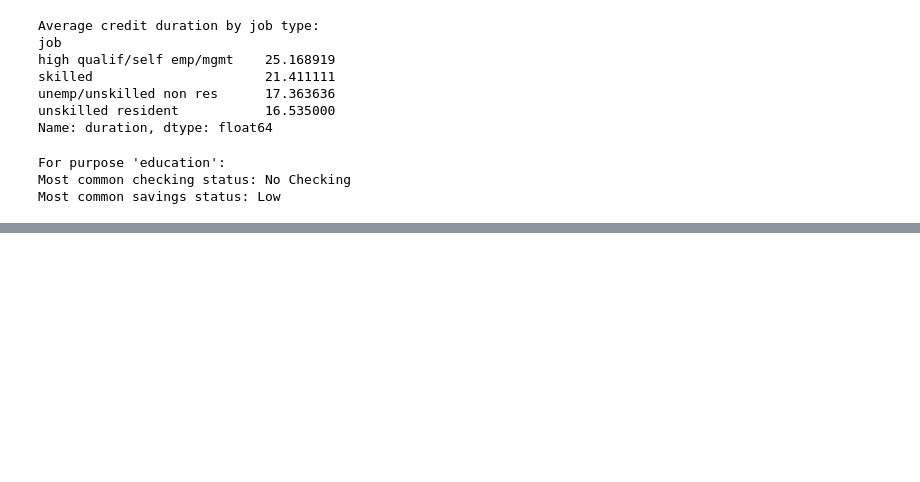
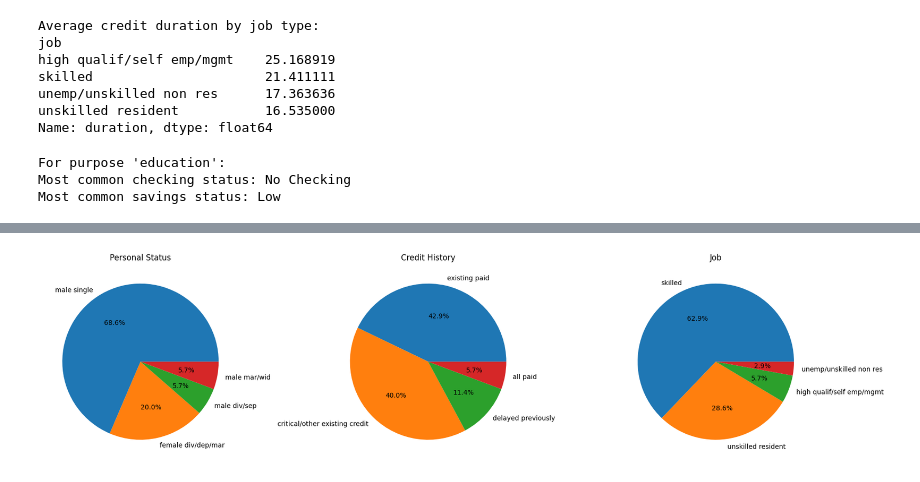
Before and after one commit to Hetp29/CS210, a Jupyter notebook: HW3/german_credit.ipynb, the cells around one changed output, grey strips where cells are left out. Saved outputs shown, nothing was run; the diff lists cells and outputs as text; code cells hidden in the pictures; blank space fills up the shorter version.

```diff
--- a/HW3/german_credit.ipynb
+++ b/HW3/german_credit.ipynb
@@ -218,0 +260,22 @@ Most common savings status: Low
+# %%
+#pie charts for people with "High" savings_status and age above 40
+filtered_df = df_cleaned[(df_cleaned['savings_status'] == 'High') & (df_cleaned['age'] > 40)]
+
+fig, (ax1, ax2, ax3) = plt.subplots(1, 3, figsize=(18, 6))
+
+filtered_df['personal_status'].value_counts().plot(kind='pie', ax=ax1, autopct='%1.1f%%')
+ax1.set_title('Personal Status')
+ax1.set_ylabel('')
+
+filtered_df['credit_history'].value_counts().plot(kind='pie', ax=ax2, autopct='%1.1f%%')
+ax2.set_title('Credit History')
+ax2.set_ylabel('')
+
+filtered_df['job'].value_counts().plot(kind='pie', ax=ax3, autopct='%1.1f%%')
+ax3.set_title('Job')
+ax3.set_ylabel('')
+
+plt.tight_layout()
+plt.show()
+# %% [output]
+[figure, added]
```
Also changed, not shown: parts of 2 cells of this notebook.
